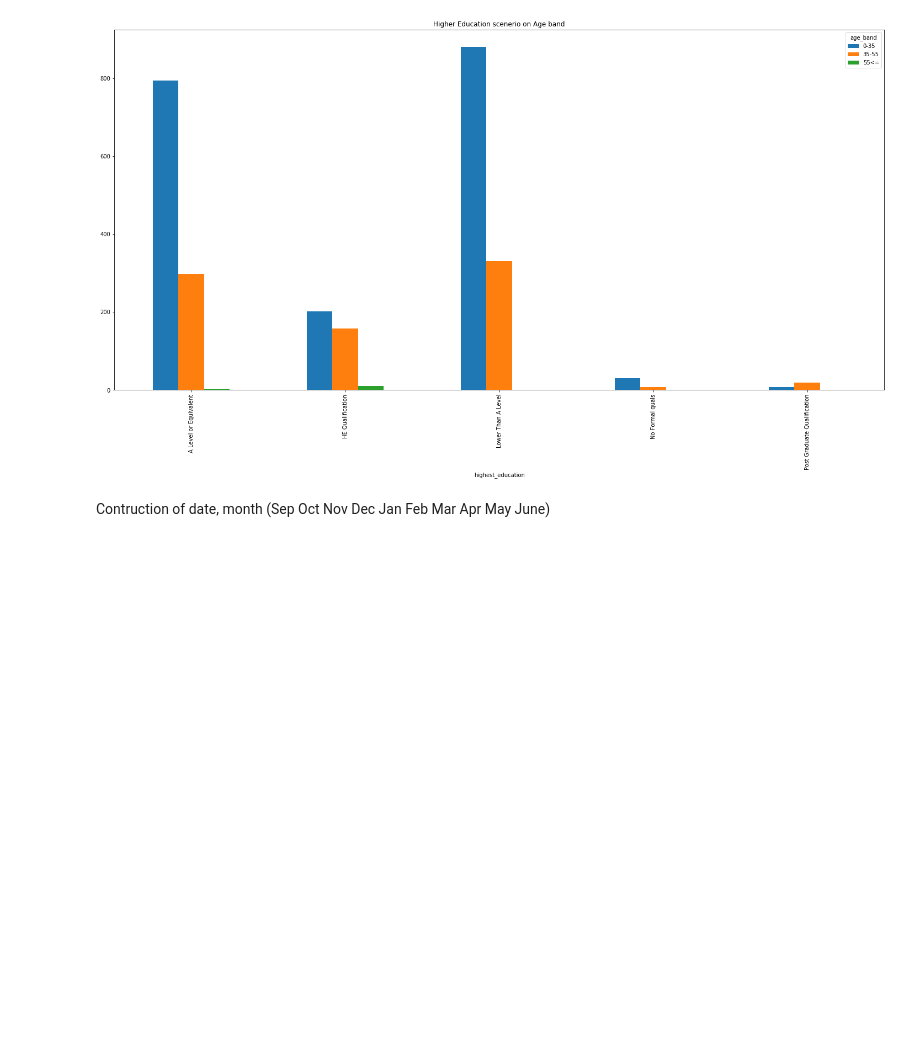
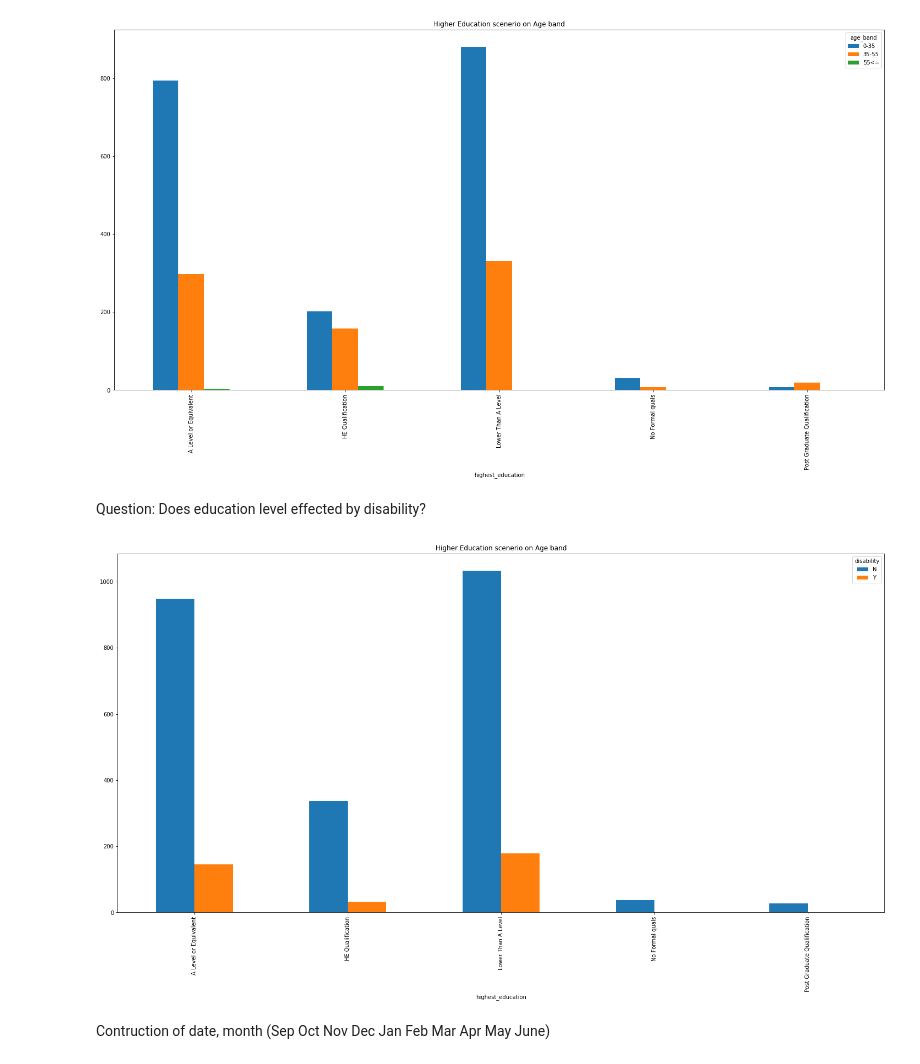
Before and after one commit to rayansami/behaviour-analysis, a Jupyter notebook: Analyzing_Open_University_Learning_Analytics_Dataset.ipynb, the cells around one changed output. Saved outputs shown, nothing was run; the diff lists cells and outputs as text; code cells hidden in the pictures; blank space fills up the shorter version.

Commit message:
disability

```diff
--- a/Analyzing_Open_University_Learning_Analytics_Dataset.ipynb
+++ b/Analyzing_Open_University_Learning_Analytics_Dataset.ipynb
@@ -355,6 +355,13 @@ filtered_student_info_previous_attempt_not_0.groupby(['highest_education','age_b
 plt.show()
 # %% [output]
 [figure]
+# %% [markdown]
+Question: Does education level effected by disability?
+# %%
+filtered_student_info_previous_attempt_not_0.groupby(['highest_education','disability']).size().unstack().plot(kind='bar', title='Higher Education scenerio on Age band',figsize=(25,12))
+plt.show()
+# %% [output]
+[figure, added]
 # %%
 pd_pass=student_info["final_result"] =="Pass"
 pd_pass.value_counts()
```
